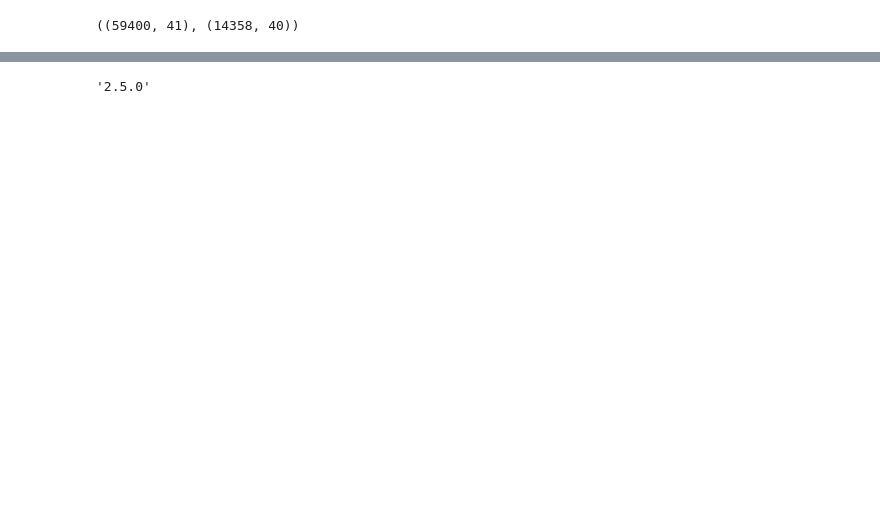
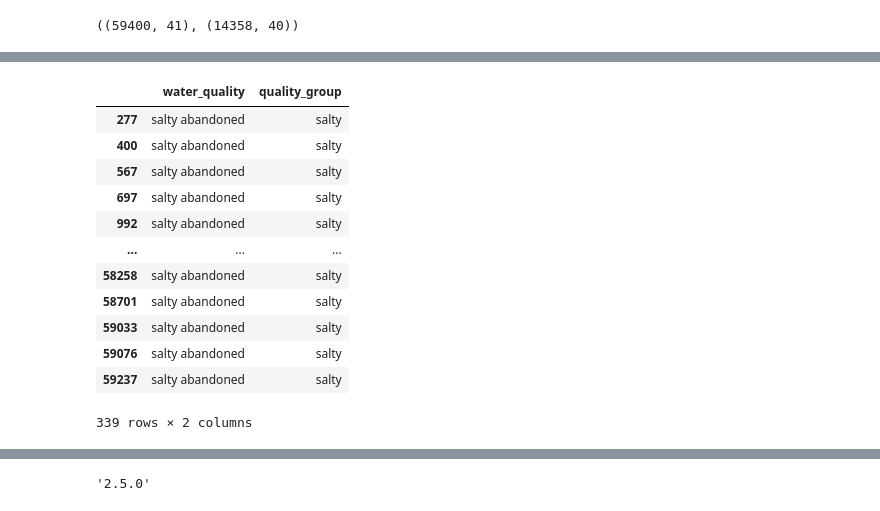
Before and after one commit to ErikSeguinte/DS-Unit-2-Kaggle-Challenge, a Jupyter notebook: module1-decision-trees/LS_DS_221_assignment.ipynb, the cells around one changed output, grey strips where cells are left out. Cells and saved outputs as stored; diff of their text form; code cells hidden in the pictures; blank space fills up the shorter version.

```diff
--- a/module1-decision-trees/LS_DS_221_assignment.ipynb
+++ b/module1-decision-trees/LS_DS_221_assignment.ipynb
@@ -101,0 +123,16 @@ train.shape, test.shape
+# %%
+train[train['water_quality'] == 'salty abandoned'][['water_quality', 'quality_group']]
+# %% [output]
+|  | water_quality | quality_group |
+| 277 | salty abandoned | salty |
+| 400 | salty abandoned | salty |
+| 567 | salty abandoned | salty |
+| 697 | salty abandoned | salty |
+| 992 | salty abandoned | salty |
+| ... | ... | ... |
+| 58258 | salty abandoned | salty |
+| 58701 | salty abandoned | salty |
+| 59033 | salty abandoned | salty |
+| 59076 | salty abandoned | salty |
+| 59237 | salty abandoned | salty |
+339 rows × 2 columns
```
Also changed, not shown: parts of 28 cells of this notebook.
